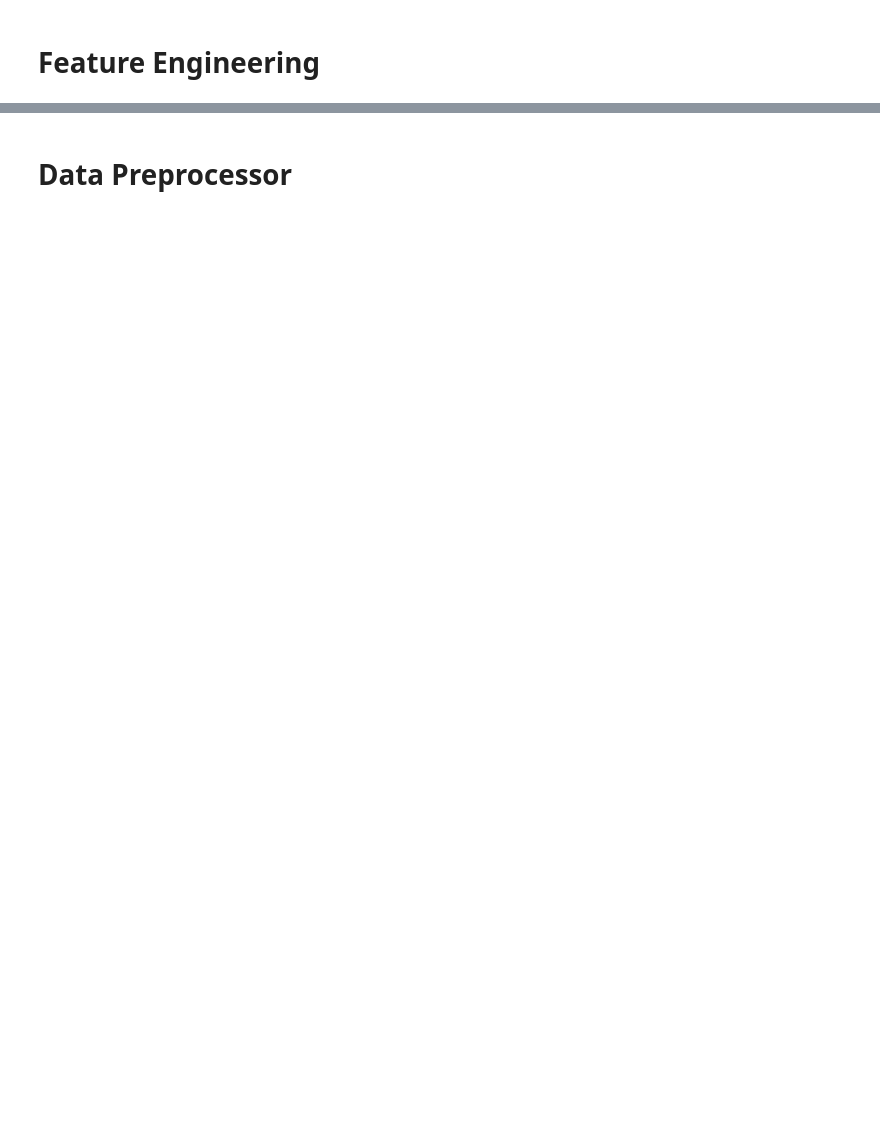
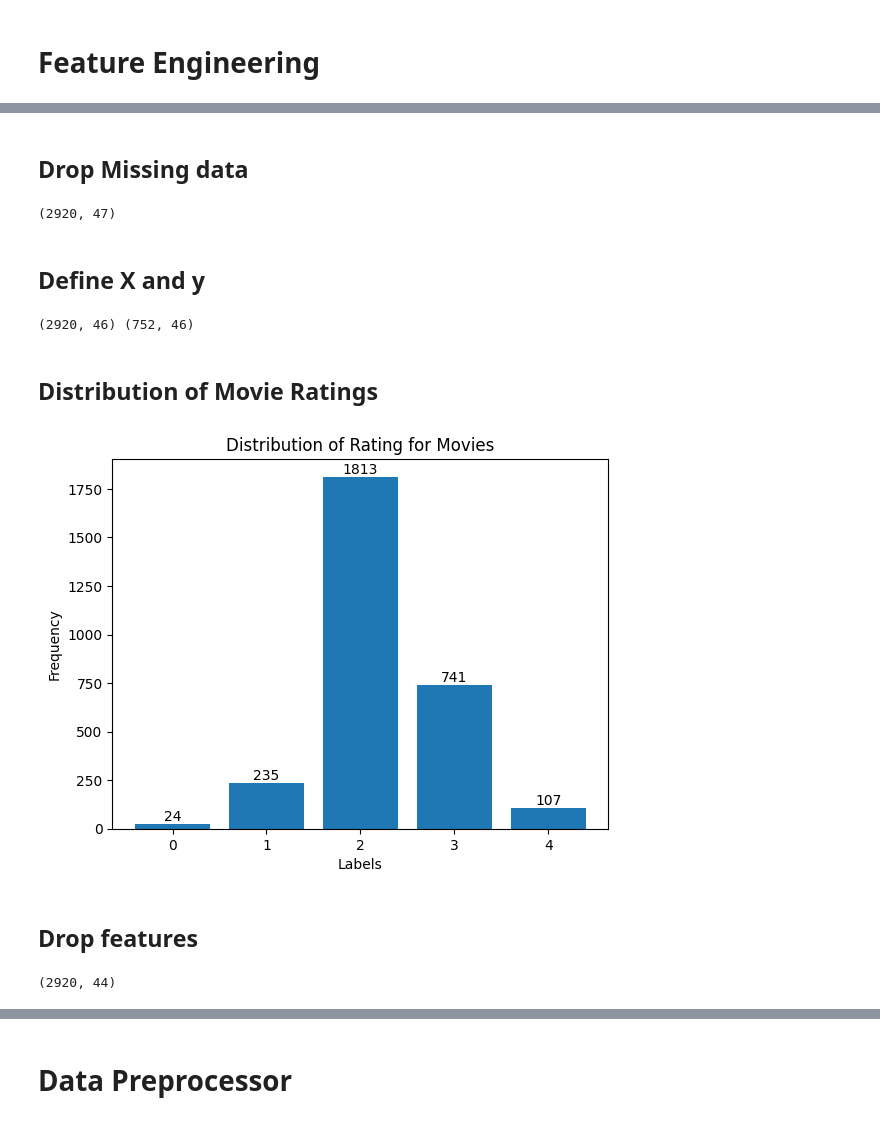
Before and after one commit to JZYNX/ML-assignment-2, a Jupyter notebook: COMP30027-Project2.ipynb, the cells around one changed output, grey strips where cells are left out. Cells and saved outputs as stored; diff of their text form; code cells hidden in the pictures; blank space fills up the shorter version.

```diff
--- a/COMP30027-Project2.ipynb
+++ b/COMP30027-Project2.ipynb
@@ -480,0 +232,19 @@ X_test.drop(columns=dropped_features, inplace = True)
+# %%
+# Load the features from the .npy files
+train_doc2vec_features_genre = np.load('project_data/features_doc2vec/train_doc2vec_features_genre.npy')
+test_doc2vec_features_genre = np.load('project_data/features_doc2vec/test_doc2vec_features_genre.npy')
+
+# train_df['genres'] = [str(feature) for feature in train_doc2vec_features_genre]
+# test_df['genres'] = [str(feature) for feature in test_doc2vec_features_genre]
+
+# Convert genres to individual columns (OneHotEncoding)
+genre_dummies = train_df['genres'].str.get_dummies(sep='|')
+genre_dummies.drop(columns='Film-Noir', inplace=True)         # Only occurs once
+train_df = pd.concat([train_df, genre_dummies], axis=1)
+train_df.drop(columns='genres', inplace=True)
+
+genre_dummies_test = test_df['genres'].str.get_dummies(sep='|')
+test_df = pd.concat([test_df, genre_dummies_test], axis=1)
+test_df.drop(columns='genres', inplace=True)
+
+print(train_df.shape)
@@ -480,0 +322,5 @@ X_test.drop(columns=dropped_features, inplace = True)
+# %%
+# Filtering traindf
+train_df = train_df[train_df['title_year'] >= 1980]
+
+print(train_df.shape)
@@ -480,0 +367,56 @@ X_test.drop(columns=dropped_features, inplace = True)
+# %% [markdown]
+## Drop Missing data
+# %%
+# Separate features and class for training df
+train_df = train_df.dropna(how='any')
+
+print(train_df.shape)
+# %% [output]
+(2920, 47)
+# %% [markdown]
+## Define X and y
+# %%
+X = train_df.drop(columns=["imdb_score_binned"])
+y = train_df["imdb_score_binned"]
+
+# Test dataset only contains features without labels
+X_test = test_df
+
+print(X.shape, X_test.shape)
+# %% [output]
+(2920, 46) (752, 46)
+# %% [markdown]
+## Distribution of Movie Ratings
+# %%
+# Plot bar plot of y
+def plot_distribution(name, labels):
+    counts = np.bincount(labels)
+    plt.bar(range(len(counts)), counts)
+    plt.xlabel('Labels')
+    plt.ylabel('Frequency')
+    plt.title('Distribution of Rating for Movies')
+
+    # Annotate each bar with its count
+    for i, count in enumerate(counts):
+        plt.text(i, count, str(count), ha='center', va='bottom')
+
+    plt.savefig(f'./visualisations/{name}.png')
+    plt.show()
+
+plot_distribution("distribution_ratings", y)
+# %% [output]
+[figure, added]
+# %% [markdown]
+## Drop features
+# %%
+dropped_features = [
+    "id",
+    "actor_1_facebook_likes"
+]
+
+X.drop(columns=dropped_features, inplace=True)
+X_test.drop(columns=dropped_features, inplace=True)
+
+print(X.shape)
+# %% [output]
+(2920, 44)
```
Also changed, not shown: parts of 98 cells of this notebook, 21 other files.
